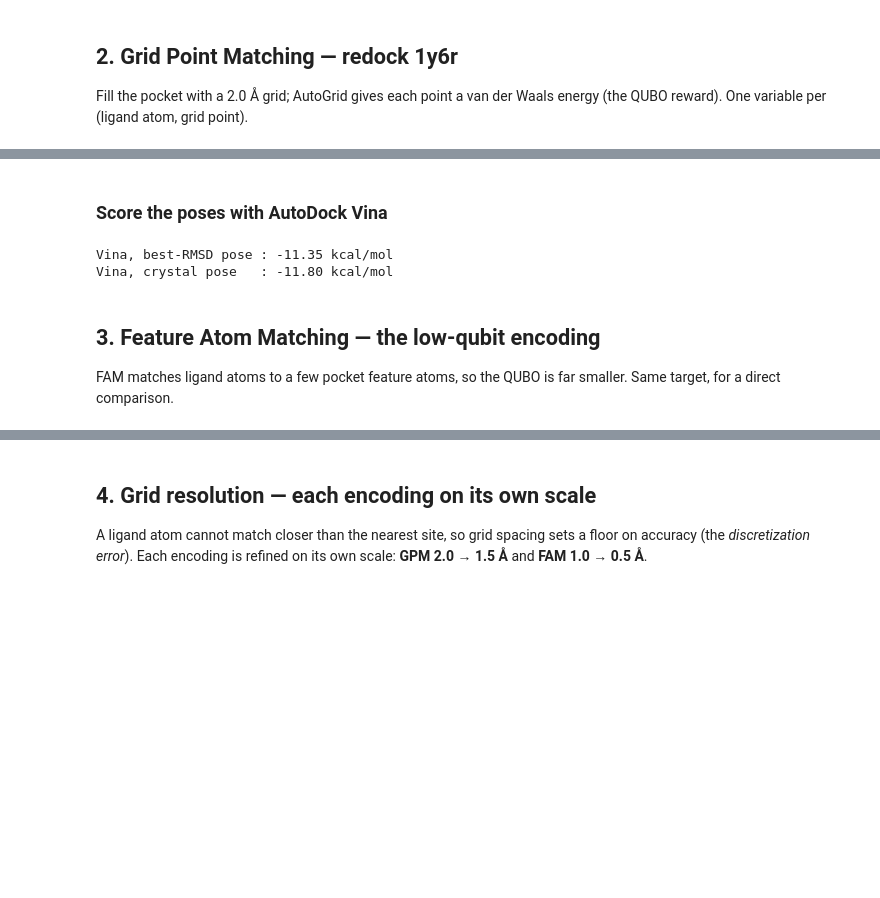
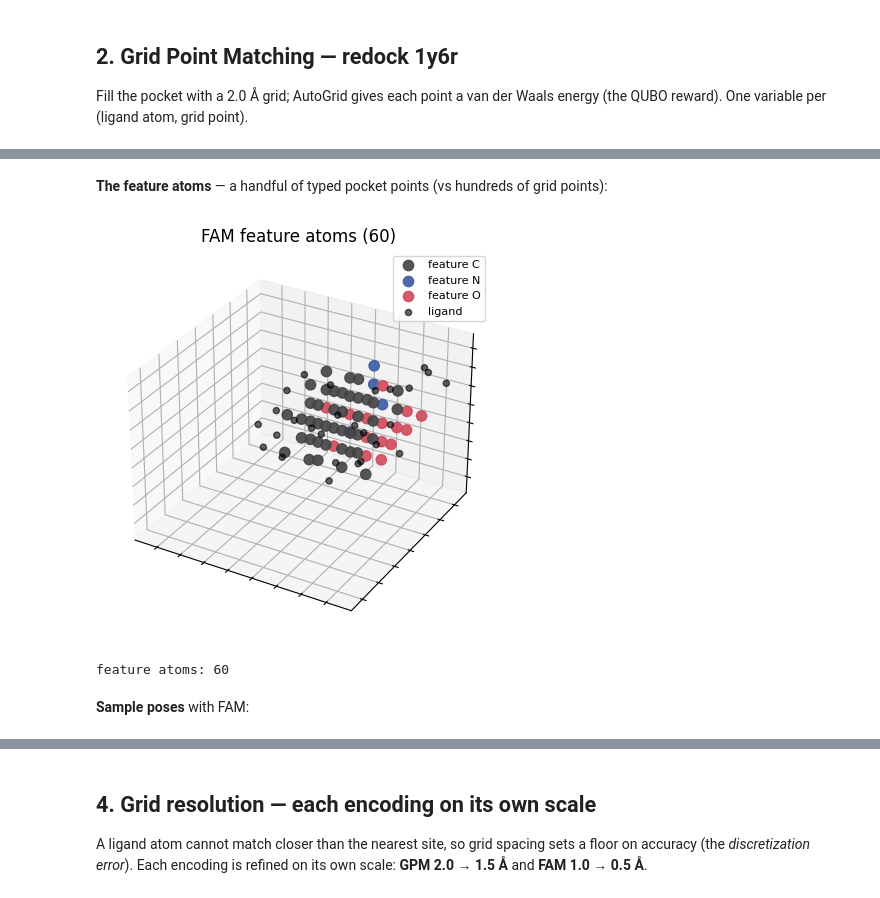
Before and after one commit to Morwey/qdock-kaiwu-workshop, a Jupyter notebook: notebooks/qdock_kaiwu_workshop.ipynb, the cells around one changed output, grey strips where cells are left out. Saved outputs shown, nothing was run; the diff lists cells and outputs as text; code cells hidden in the pictures; blank space fills up the shorter version.

```diff
--- a/notebooks/qdock_kaiwu_workshop.ipynb
+++ b/notebooks/qdock_kaiwu_workshop.ipynb
@@ -90,17 +141,12 @@ mRMSD          : 0.15 Å   (<2.0 Å: True,  <1.5 Å: True)
+# %% [markdown]
+**The feature atoms** — a handful of typed pocket points (vs hundreds of grid points):
+# %%
+fig = plt.figure(figsize=(6, 5)); ax = fig.add_subplot(111, projection='3d')
+viz.plot_feature_sites(ax, f.feat_coords, f.feat_elements, ligf.coords); plt.show()
+print(f'feature atoms: {len(f.feat_coords)}')
+# %% [output]
+[figure, added]
+feature atoms: 60
 # %% [markdown]
-### Score the poses with AutoDock Vina
+**Sample poses** with FAM:
-# %%
-best = int(r.argmin())
-vb = scoring.score_pose(g.receptor_pdbqt, lig.lines, poses[best],  'nb_gpm/score', 'best')
-vc = scoring.score_pose(g.receptor_pdbqt, lig.lines, lig.coords,    'nb_gpm/score', 'cryst')
-print(f'Vina, best-RMSD pose : {vb:.2f} kcal/mol')
-print(f'Vina, crystal pose   : {vc:.2f} kcal/mol')
-# %% [output]
-Vina, best-RMSD pose : -11.35 kcal/mol
-Vina, crystal pose   : -11.80 kcal/mol
-# %% [markdown]
-## 3. Feature Atom Matching — the low-qubit encoding
-
-FAM matches ligand atoms to a few pocket feature atoms, so the QUBO is far
-smaller. Same target, for a direct comparison.
 # %%
```
Also changed, not shown: parts of 25 cells of this notebook, 8 other files.
